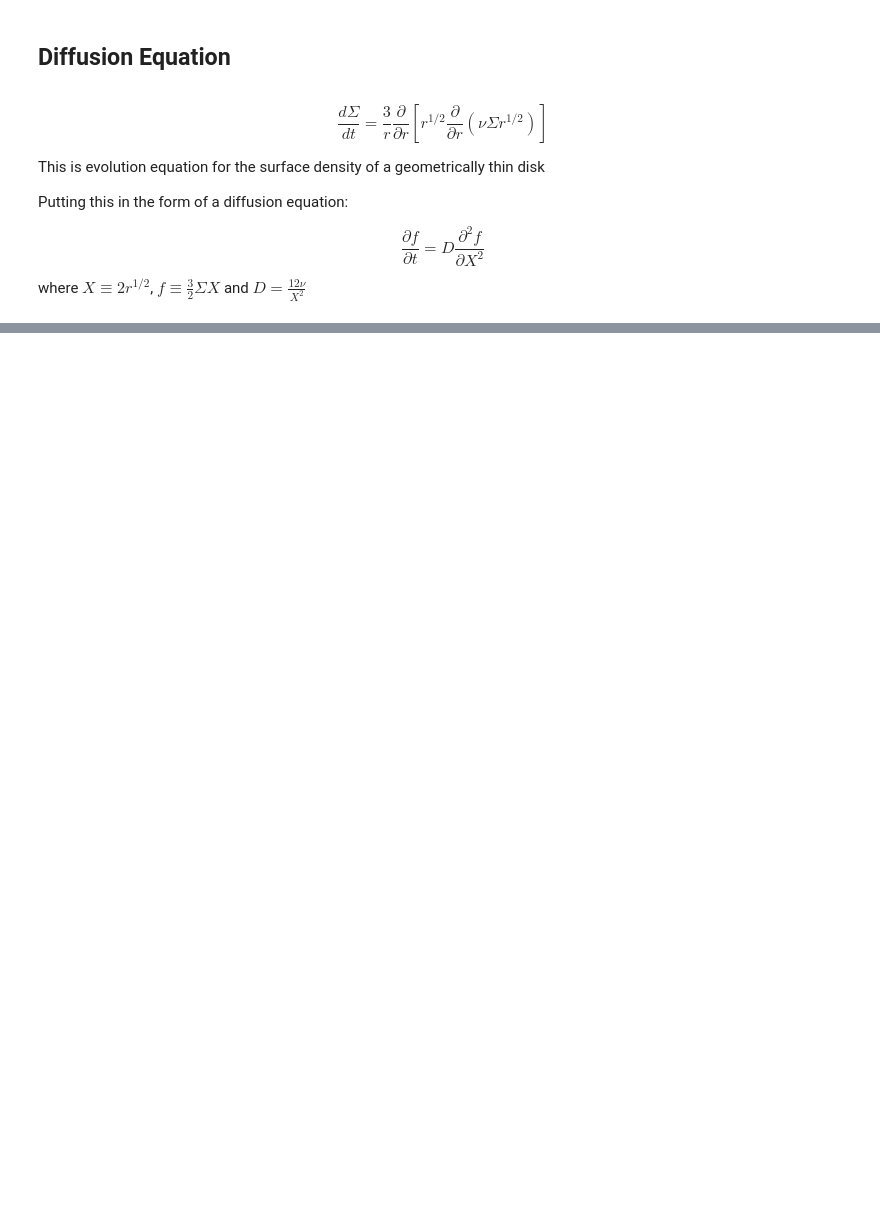
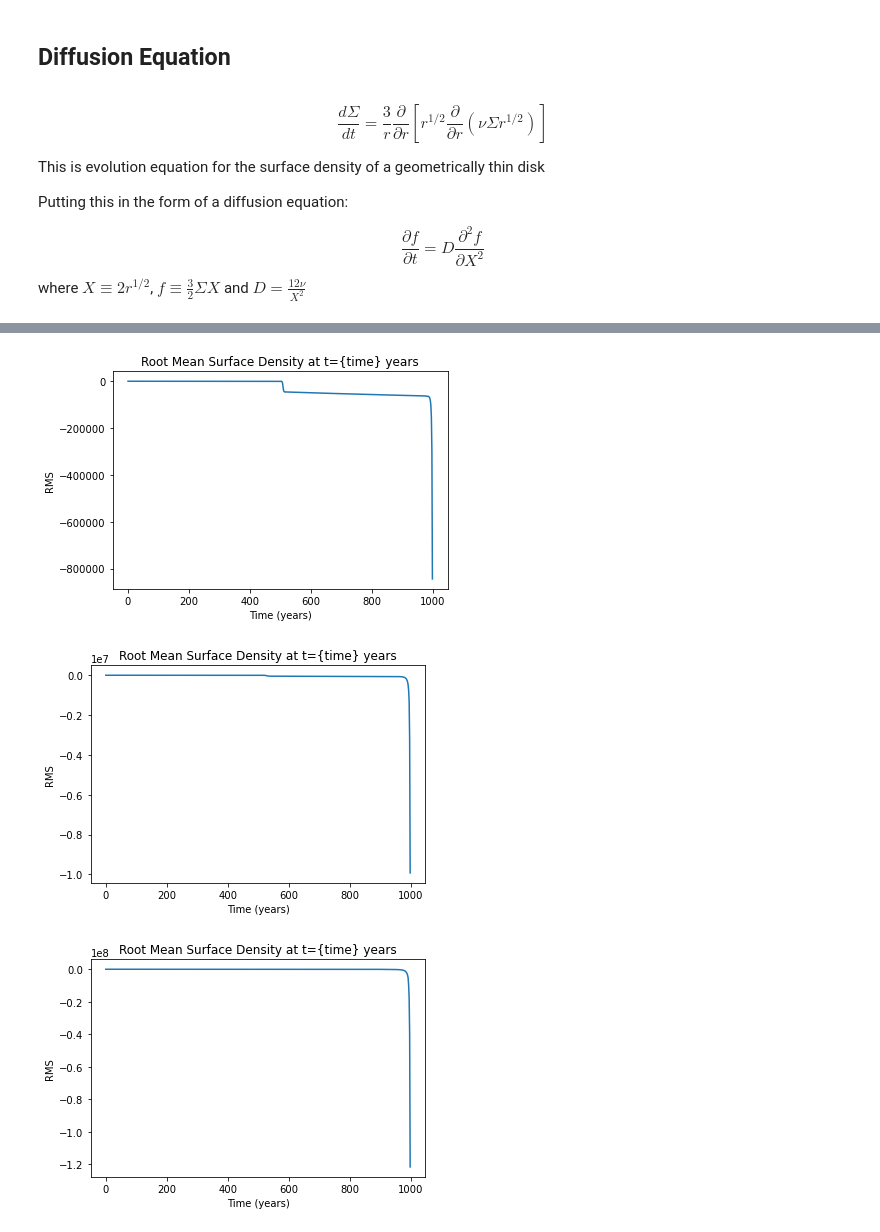
Before and after one commit to rohaniyerr/surf_2021, a Jupyter notebook: diffusion_model.ipynb, the cells around one changed output, grey strips where cells are left out. Cells and saved outputs as stored; diff of their text form; code cells hidden in the pictures; blank space fills up the shorter version.

```diff
--- a/diffusion_model.ipynb
+++ b/diffusion_model.ipynb
@@ -79,9 +87,7 @@ dr = distance/n #distance between each spacial step
 # %%
 #Plotting axes
 x = np.linspace(rin + dr/2, rout - dr/2, n)
-t = np.arange(0, final_time, dt)
-points_range = np.arange(0, len(t), n)
-time_plot = np.arange(0, final_time, final_time/n)
+t = np.arange(0, final_time, dt*max_years/n)
 # %%
 #Initialize grid spaces
 
@@ -237,3 +272,21 @@ The mass of the disk is 1.2182717015378666e+26
+# %%
+#Plot RMS of Python vs C++
+telapsed = [10, 100, 1000]
+count = 0
+for time in telapsed:
+    df = pd.read_csv('case/radial_' + str(time) + '.txt', delimiter='\t', header=None)
+    sigma_c = df[1].to_numpy().astype(np.int)
+    sigma_py = calc_sigma_evol(f, alpha2, time)
+    rms = (sigma_c - sigma_py)/(sigma_c ** 2)
+    plt.title('Root Mean Surface Density at t={time} years')
+    plt.xlabel('Time (years)')
+    plt.ylabel('RMS')
+    plt.plot(t/yrs2sec, rms)
+    plt.show()
+# %% [output]
+[figure, added]
+[figure, added]
+[figure, added]
 # %%
 # def plot_time_evol(f, df_dt, dist, alpha):
 #     %matplotlib
```
Also changed, not shown: parts of 27 cells of this notebook.
